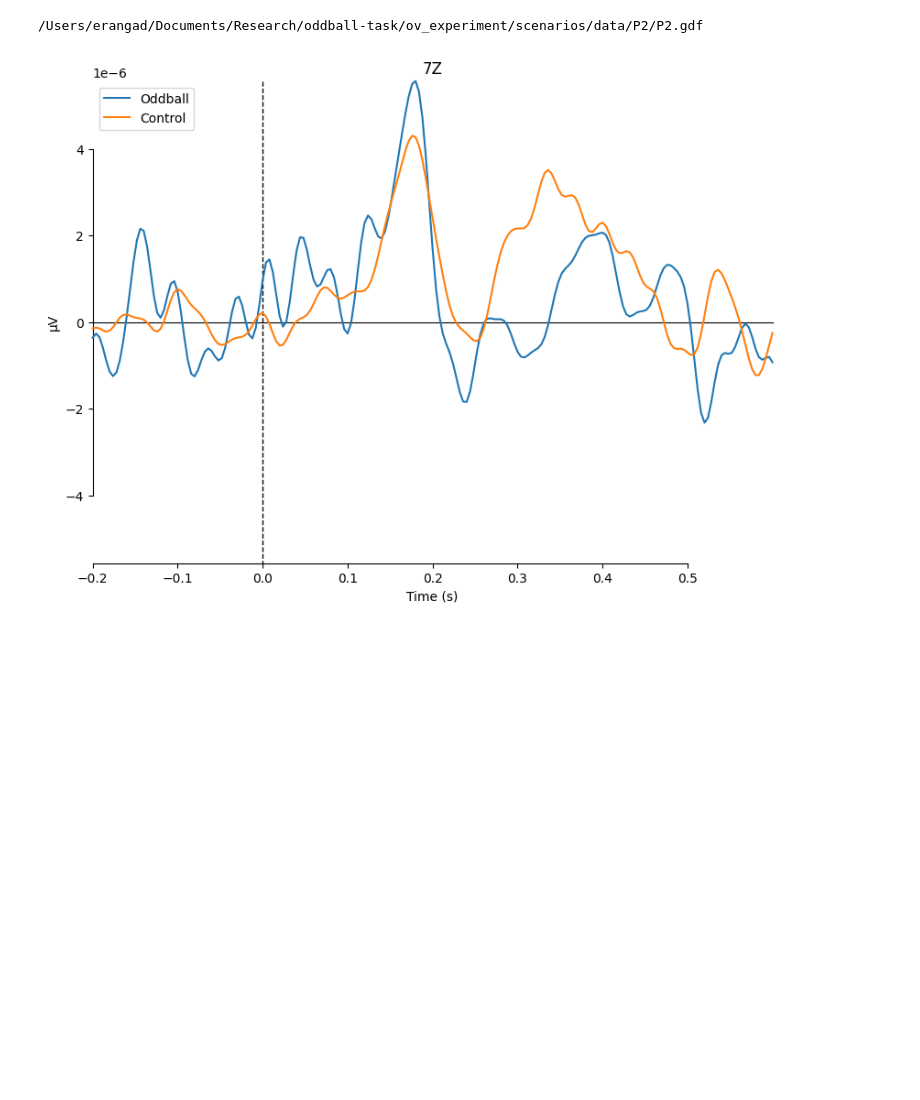
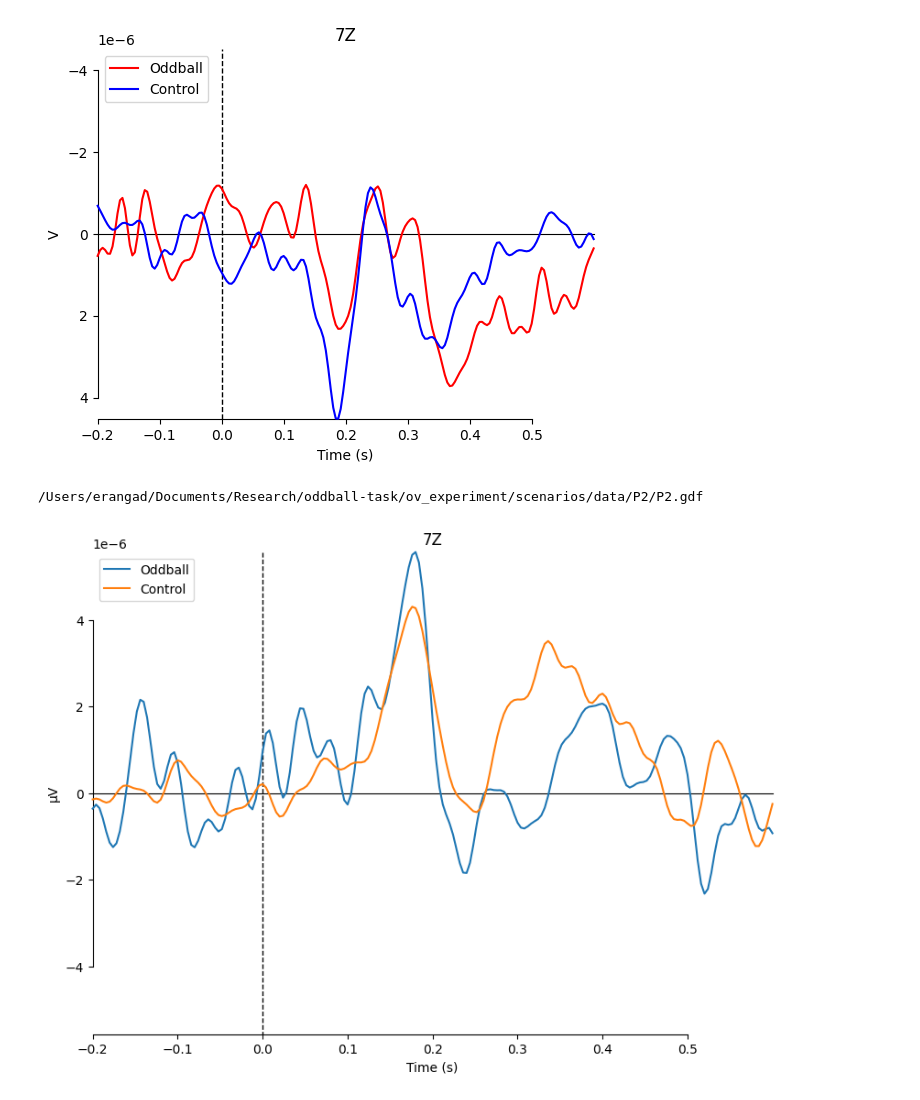
Before and after one commit to ovi-lab/EEG-oddball-task, a Jupyter notebook: src/main.ipynb, the cells around one changed output. Saved outputs shown, nothing was run; the diff lists cells and outputs as text; code cells hidden in the pictures; blank space fills up the shorter version.

```diff
--- a/src/main.ipynb
+++ b/src/main.ipynb
@@ -32,3 +41,13 @@ mne.viz.plot_compare_evokeds(evokeds, picks=['7Z'])
+# %%
+fig, ax = plt.subplots()
+
+mne.viz.plot_compare_evokeds(evokeds, picks=['7Z'], styles = {"Oddball": {"color" :'red'}, "Control":{"color": 'blue'}}, show =False, axes = ax )
+ax.invert_yaxis()
+ax.set_ylabel("V")
+
+plt.show()
+# %% [output]
+[figure, added]
 # %%
 participant_id = 2
 
```
Also changed, not shown: parts of 3 cells of this notebook.
